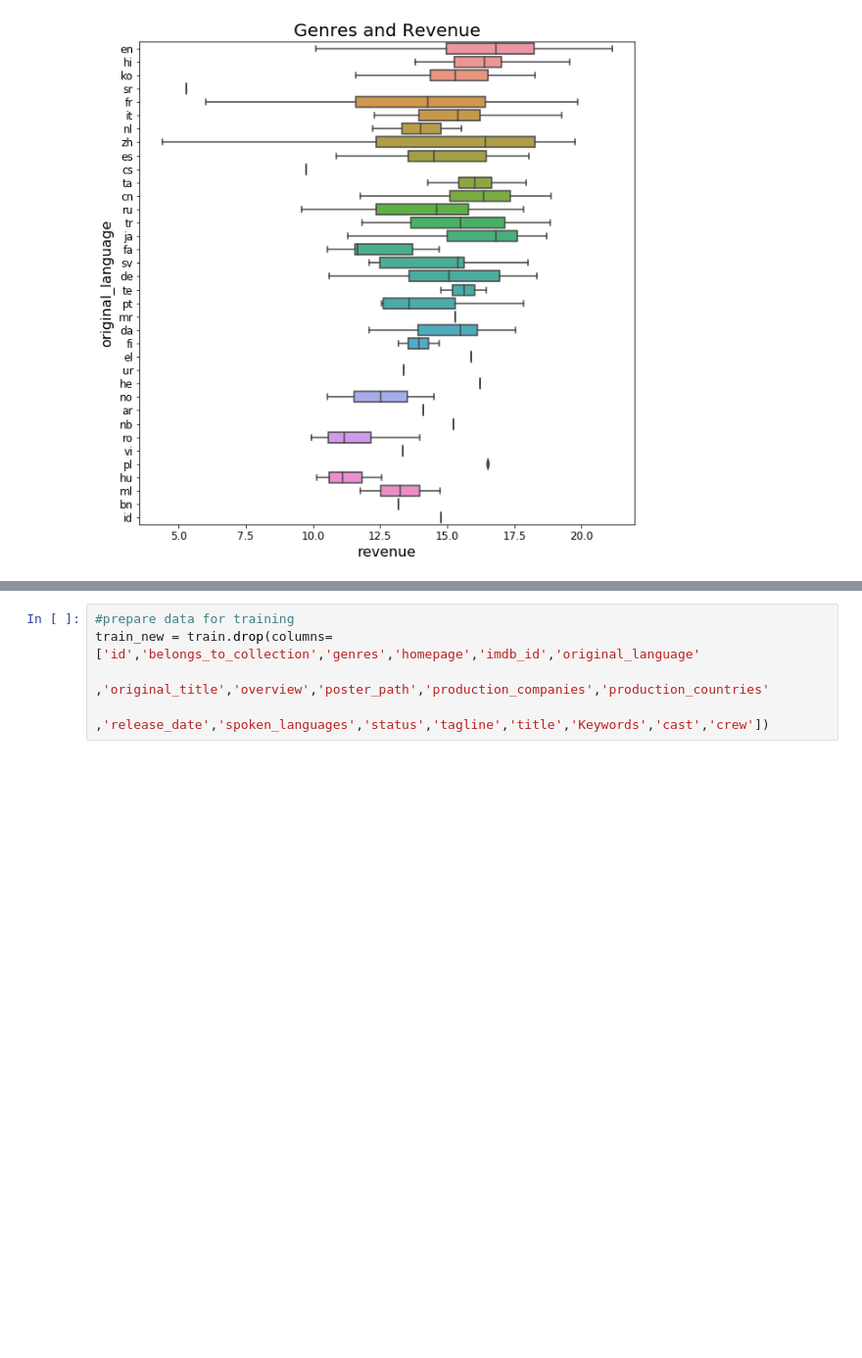
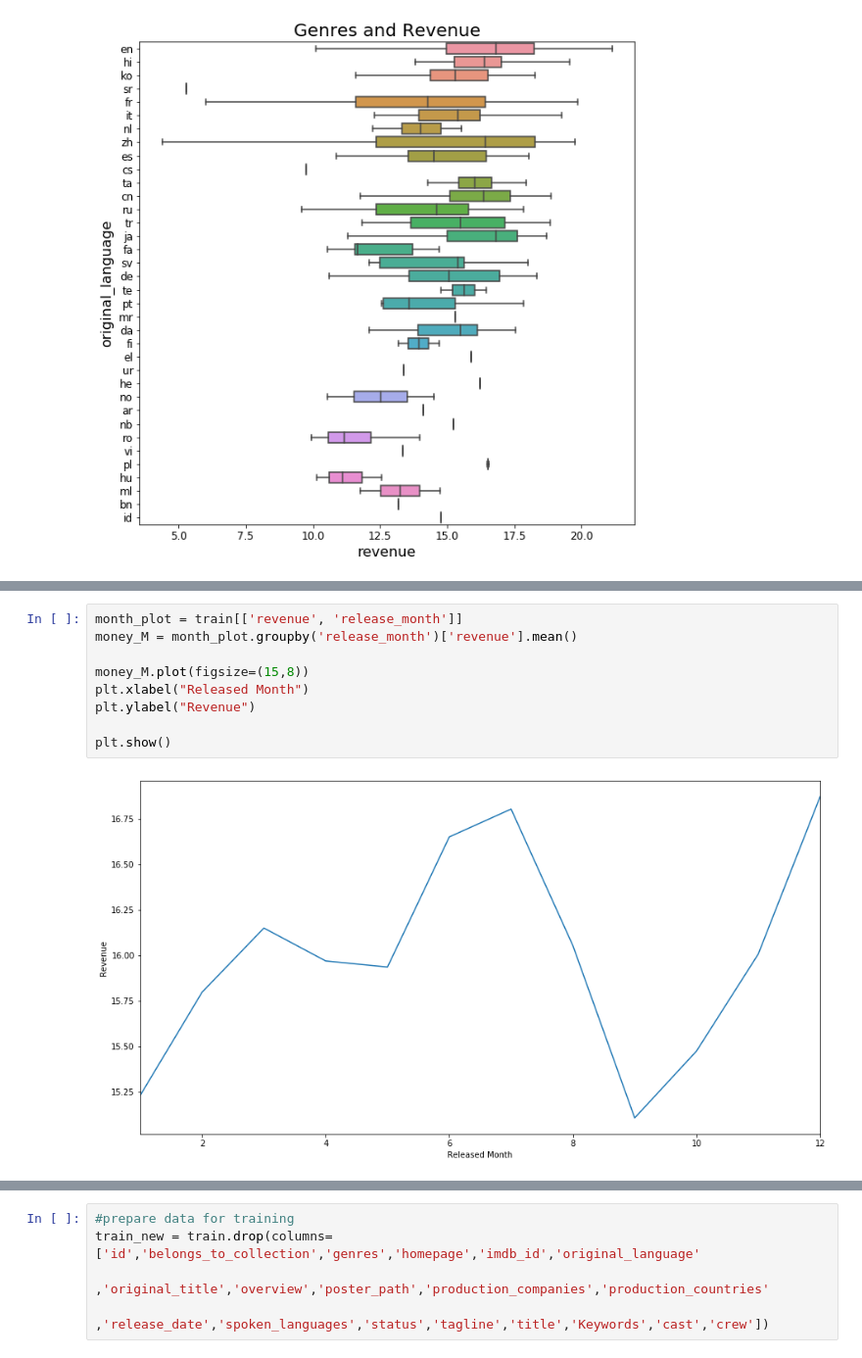
Before and after one commit to OracyC/TMDB-Box-Office-Prediction, a Jupyter notebook: TMDB_Box_Office_Prediction.ipynb, the cells around one changed output, grey strips where cells are left out. Shown at 98% size. Cells and saved outputs as stored; diff of their text form; blank space fills up the shorter version.

```diff
--- a/TMDB_Box_Office_Prediction.ipynb
+++ b/TMDB_Box_Office_Prediction.ipynb
@@ -181,0 +209,11 @@ plt.show()
+# %%
+month_plot = train[['revenue', 'release_month']]
+money_M = month_plot.groupby('release_month')['revenue'].mean()
+
+money_M.plot(figsize=(15,8))
+plt.xlabel("Released Month")
+plt.ylabel("Revenue")
+
+plt.show()
+# %% [output]
+[figure, added]
```
Also changed, not shown: parts of 21 cells of this notebook.
